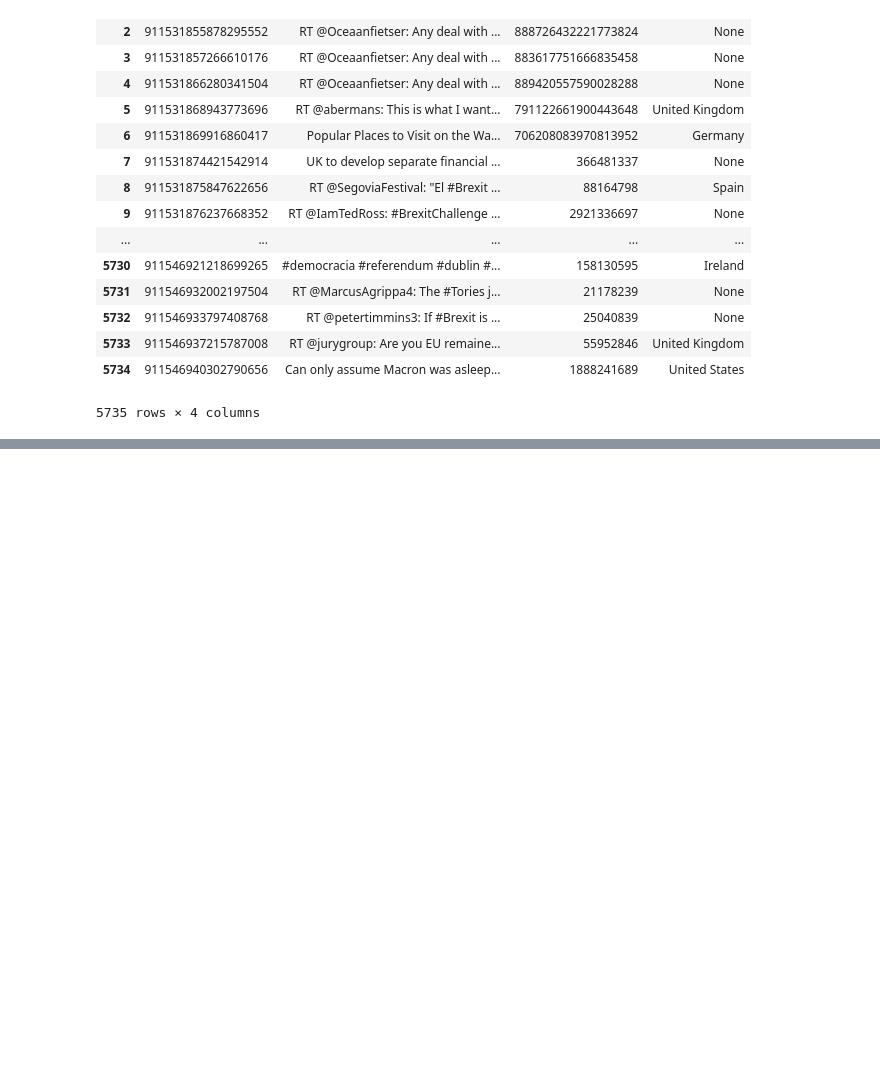
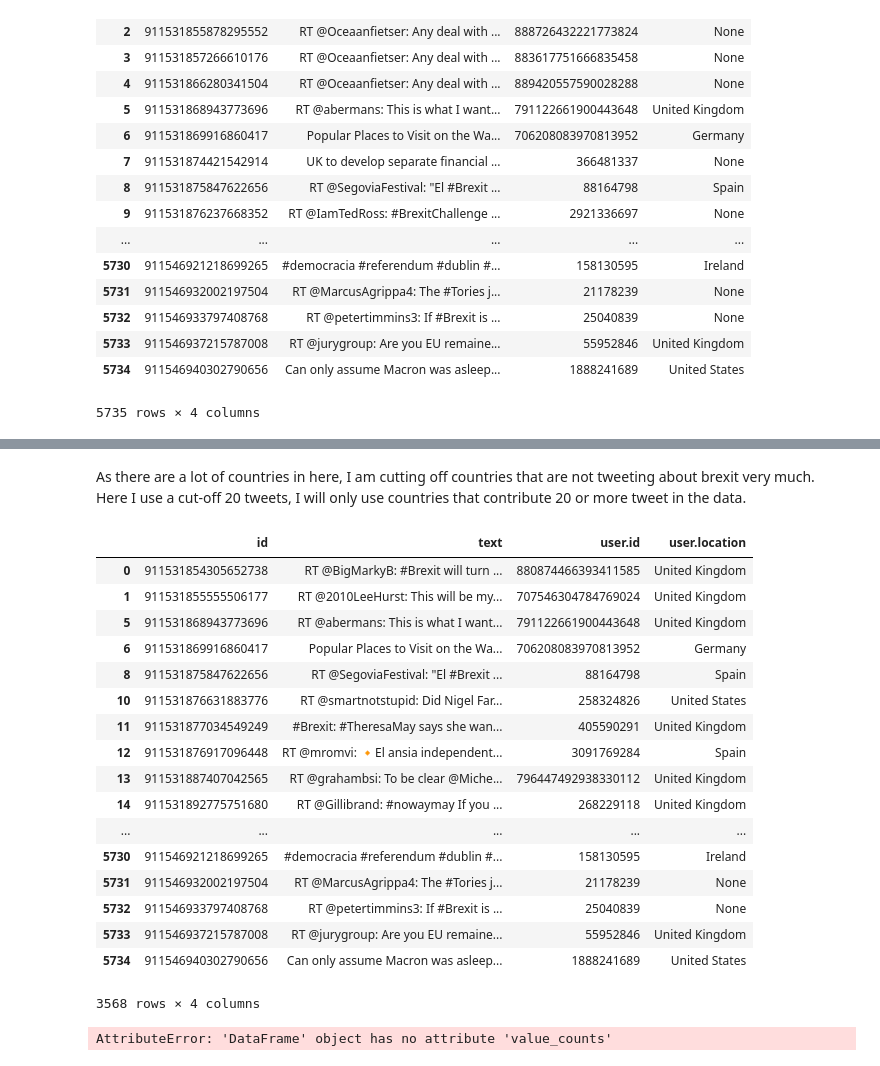
Before and after one commit to indralukmana/twitter-brexit, a Jupyter notebook: Indra/Brexit-Twitter-Indra_Lukmana.ipynb, the cells around one changed output, grey strips where cells are left out. Drawn from its saved outputs; the diff is of its cells as text; code cells hidden in the pictures; blank space fills up the shorter version.

Commit message:
Add initial country analysis

```diff
--- a/Indra/Brexit-Twitter-Indra_Lukmana.ipynb
+++ b/Indra/Brexit-Twitter-Indra_Lukmana.ipynb
@@ -268,0 +279,4 @@ df_tweets.to_csv('Brexit-Twitter-location.csv')
+# %%
+countries = df_tweets['user.location'].value_counts()
+print ('There are {} countries talking about brexit in the tweet data'.format(len(countries)))
+print (countries)
@@ -268,0 +301,25 @@ df_tweets.to_csv('Brexit-Twitter-location.csv')
+# %% [markdown]
+As there are a lot of countries in here, I am cutting off countries that are not tweeting about brexit very much. Here I use a cut-off 20 tweets, I will only use countries that contribute 20 or more tweet in the data.
+# %%
+countries_significant = df_tweets['user.location'].value_counts() >= 20
+countries_significant_keys = countries[countries_significant].keys()
+df_tweets[df_tweets['user.location'].isin(countries_significant_keys)]
+# %% [output]
+|  | id | text | user.id | user.location |
+| 0 | 911531854305652738 | RT @BigMarkyB: #Brexit will turn ... | 880874466393411585 | United Kingdom |
+| 1 | 911531855555506177 | RT @2010LeeHurst: This will be my... | 707546304784769024 | United Kingdom |
+| 5 | 911531868943773696 | RT @abermans: This is what I want... | 791122661900443648 | United Kingdom |
+| 6 | 911531869916860417 | Popular Places to Visit on the Wa... | 706208083970813952 | Germany |
+| 8 | 911531875847622656 | RT @SegoviaFestival: "El #Brexit ... | 88164798 | Spain |
+| 10 | 911531876631883776 | RT @smartnotstupid: Did Nigel Far... | 258324826 | United States |
+| 11 | 911531877034549249 | #Brexit: #TheresaMay says she wan... | 405590291 | United Kingdom |
+| 12 | 911531876917096448 | RT @mromvi: 🔸El ansia independent... | 3091769284 | Spain |
+| 13 | 911531887407042565 | RT @grahambsi: To be clear @Miche... | 796447492938330112 | United Kingdom |
+| 14 | 911531892775751680 | RT @Gillibrand: #nowaymay If you ... | 268229118 | United Kingdom |
+| ... | ... | ... | ... | ... |
+| 5730 | 911546921218699265 | #democracia #referendum #dublin #... | 158130595 | Ireland |
+| 5731 | 911546932002197504 | RT @MarcusAgrippa4: The #Tories j... | 21178239 | None |
+| 5732 | 911546933797408768 | RT @petertimmins3: If #Brexit is ... | 25040839 | None |
+| 5733 | 911546937215787008 | RT @jurygroup: Are you EU remaine... | 55952846 | United Kingdom |
+| 5734 | 911546940302790656 | Can only assume Macron was asleep... | 1888241689 | United States |
+3568 rows × 4 columns
@@ -268,0 +333,7 @@ df_tweets.to_csv('Brexit-Twitter-location.csv')
+# %%
+sns.countplot(y='user.location',
+              data = df_tweets[df_tweets['user.location'].isin(countries_significant_keys)],
+              order = df_tweets[df_tweets['user.location'].isin(countries_significant_keys)].value_counts().index,
+              palette = "Greens_d")
+# %% [output]
+AttributeError: 'DataFrame' object has no attribute 'value_counts'
```
Also changed, not shown: parts of 6 cells of this notebook.
